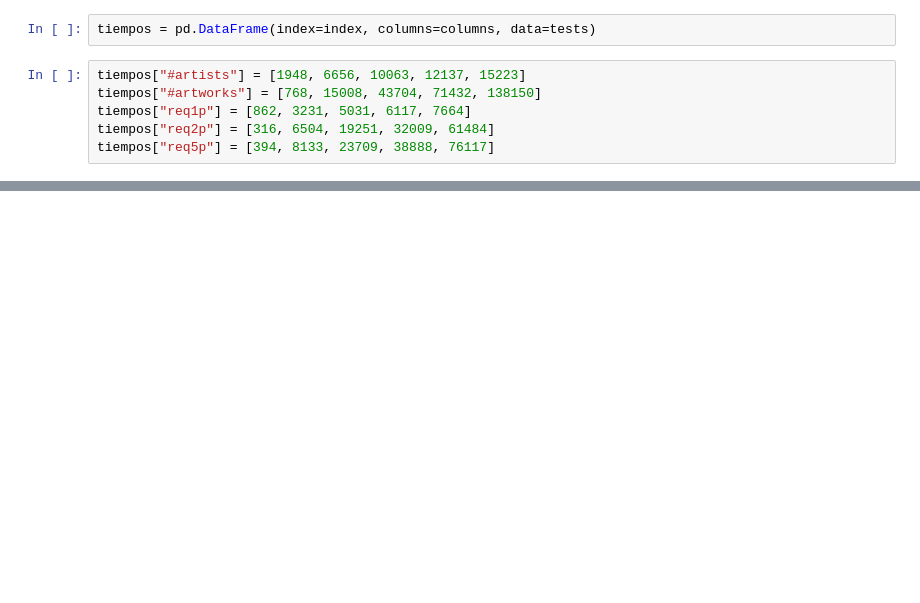
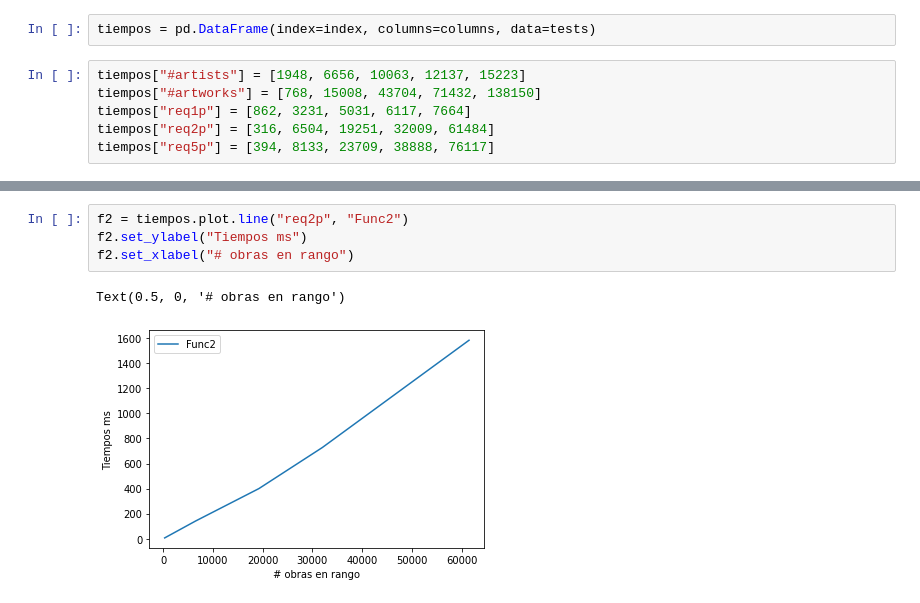
Before and after one commit to EDA2021-2-SEC06-G08/Reto2-G08, a Jupyter notebook: App/test.ipynb, the cells around one changed output, grey strips where cells are left out. Cells and saved outputs as stored; diff of their text form; blank space fills up the shorter version.

```diff
--- a/App/test.ipynb
+++ b/App/test.ipynb
@@ -128,0 +128,7 @@ tiempos.plot.line()
+# %%
+f2 = tiempos.plot.line("req2p", "Func2")
+f2.set_ylabel("Tiempos ms")
+f2.set_xlabel("# obras en rango")
+# %% [output]
+Text(0.5, 0, '# obras en rango')
+[figure, added]
```
Also changed, not shown: parts of 9 cells of this notebook, 2 other files.
